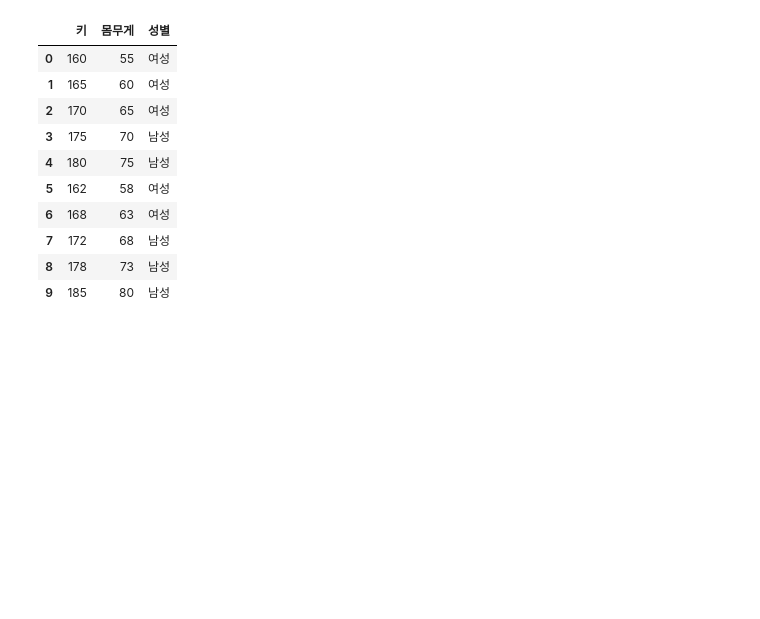
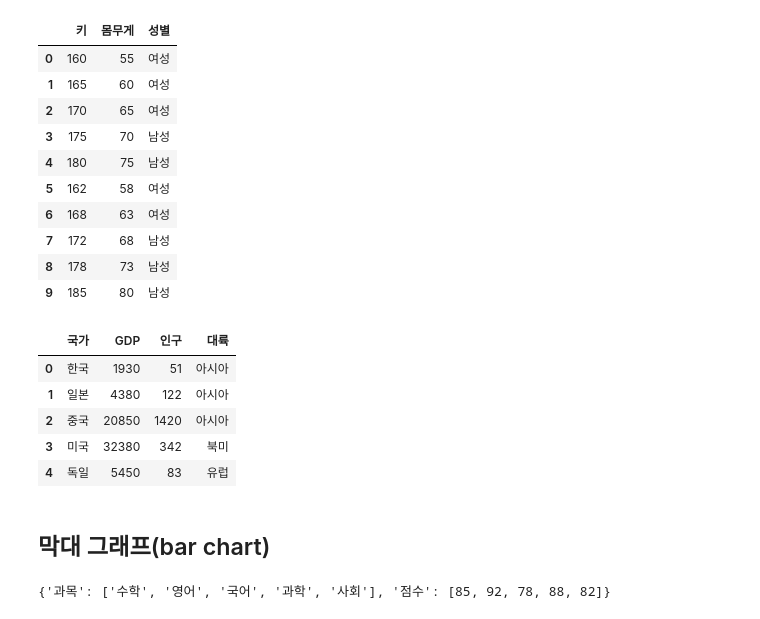
Before and after one commit to fsclass-n/big0611, a Jupyter notebook: py/p02_데이터분석/ch06_plotly/ex02_기본그래프유형.ipynb, the cells around one changed output. Drawn from its saved outputs; the diff is of its cells as text; code cells hidden in the pictures; blank space fills up the shorter version.

```diff
--- a/py/p02_데이터분석/ch06_plotly/ex02_기본그래프유형.ipynb
+++ b/py/p02_데이터분석/ch06_plotly/ex02_기본그래프유형.ipynb
@@ -130,0 +180,21 @@ df_body
+# %%
+# 3. 버블 차트
+# 크기까지 고려한 버블 차트
+# 데이터 생성(직접, 크롤링)
+countries = {
+    '국가': ['한국', '일본', '중국', '미국', '독일'],
+    'GDP': [1930, 4380, 20850, 32380, 5450],
+    '인구': [51, 122, 1420, 342, 83],
+    '대륙': ['아시아', '아시아', '아시아', '북미', '유럽']
+}
+
+# 데이터 분석(전처리-> 데이터 다듬기, 통계)
+df_countries = pd.DataFrame(countries)
+df_countries
+# %% [output]
+|  | 국가 | GDP | 인구 | 대륙 |
+| 0 | 한국 | 1930 | 51 | 아시아 |
+| 1 | 일본 | 4380 | 122 | 아시아 |
+| 2 | 중국 | 20850 | 1420 | 아시아 |
+| 3 | 미국 | 32380 | 342 | 북미 |
+| 4 | 독일 | 5450 | 83 | 유럽 |
@@ -130,0 +223,14 @@ df_body
+# %% [markdown]
+## 막대 그래프(bar chart)
+# %%
+# 1. 세로 막대 그래프
+# 데이터 생성
+# 과목별 점수 데이터
+subjects = {
+    '과목': ['수학', '영어', '국어', '과학', '사회'],
+    '점수': [85, 92, 78, 88, 82]
+}
+
+subjects
+# %% [output]
+{'과목': ['수학', '영어', '국어', '과학', '사회'], '점수': [85, 92, 78, 88, 82]}
```
Also changed, not shown: parts of 22 cells of this notebook.
